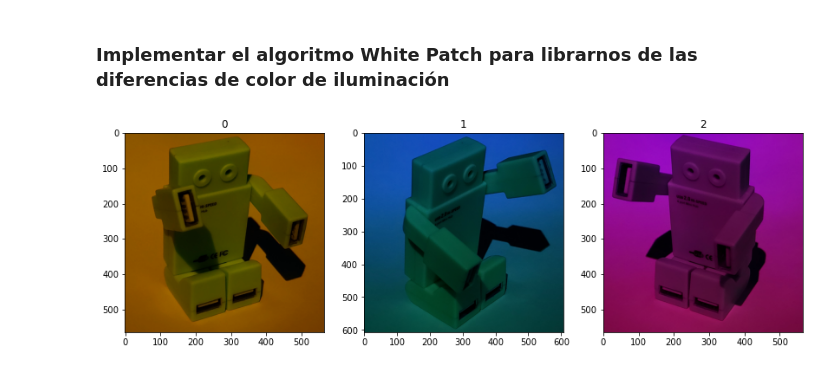
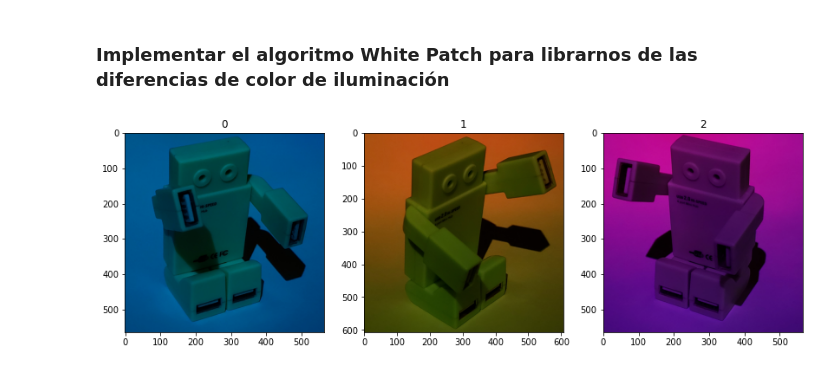
Before and after one commit to GonzaloRomeroR/CEIA, a Jupyter notebook: vision_computadora/TPS/tp1.ipynb, the cells around one changed output. Drawn from its saved outputs; the diff is of its cells as text; code cells hidden in the pictures.

```diff
--- a/vision_computadora/TPS/tp1.ipynb
+++ b/vision_computadora/TPS/tp1.ipynb
@@ -15,12 +15,19 @@ def plot_images_row(imgs):
         ax.imshow(imgs[i])
         ax.set_title(str(i))
     plt.show()
+# %%
+# Convertir imagenes de BGR a RGB
+def convert_RGB(img):
+    return cv.cvtColor(img, cv.COLOR_BGR2RGB)
 # %%
 # Se cargan las imagenes a cambiar de coordenadas
 imgs = []
-imgs.append(cv.imread('tp1_images/CoordCrom_1.png', ))
+imgs.append(cv.imread('tp1_images/CoordCrom_1.png'))
 imgs.append(cv.imread('tp1_images/CoordCrom_2.png'))
 imgs.append(cv.imread('tp1_images/CoordCrom_3.png'))
 
+# Se convierten a RGB
+imgs = [convert_RGB(img) for img in imgs]
+
 plot_images_row(imgs)
 # %% [output]
@@ -28,12 +35,8 @@ plot_images_row(imgs)
 # %%
-# Transformar a coordenadas cromaticas
-imgs_crom = []
-for img in imgs:
+def convert_cromatics(img):
     # Sumar valores de RGB en cada posicion
     sum_arr = np.sum(img, axis=2)
     # Eliminar ceros para evitar divisiones por cero
     sum_arr[sum_arr == 0] = 1
     # Calcular imagen en coordenadas cromáticas
-    imgs_crom.append(img / sum_arr[:, :, None])
-
-plot_images_row(imgs_crom)
+    return img / sum_arr[:, :, None]
@@ -41,0 +43,7 @@ plot_images_row(imgs_crom)
+# %%
+# Transformar a coordenadas cromaticas
+imgs_crom = []
+for img in imgs:
+    imgs_crom.append(convert_cromatics(img))
+
+plot_images_row(imgs_crom)
@@ -44,10 +54,11 @@ plot_images_row(imgs_crom)
 # %%
 imgs_wp = []
 imgs_wp.append(cv.imread('tp1_images/WP_B.png'))
 imgs_wp.append(cv.imread('tp1_images/WP_O.png'))
 imgs_wp.append(cv.imread('tp1_images/WP_R.png'))
 
+imgs_wp = [convert_RGB(img) for img in imgs_wp]
 plot_images_row(imgs_wp)
 # %% [output]
-[figure, old version]
+[figure, new version]
 # %%
```
Also changed, not shown: parts of 5 cells of this notebook.
